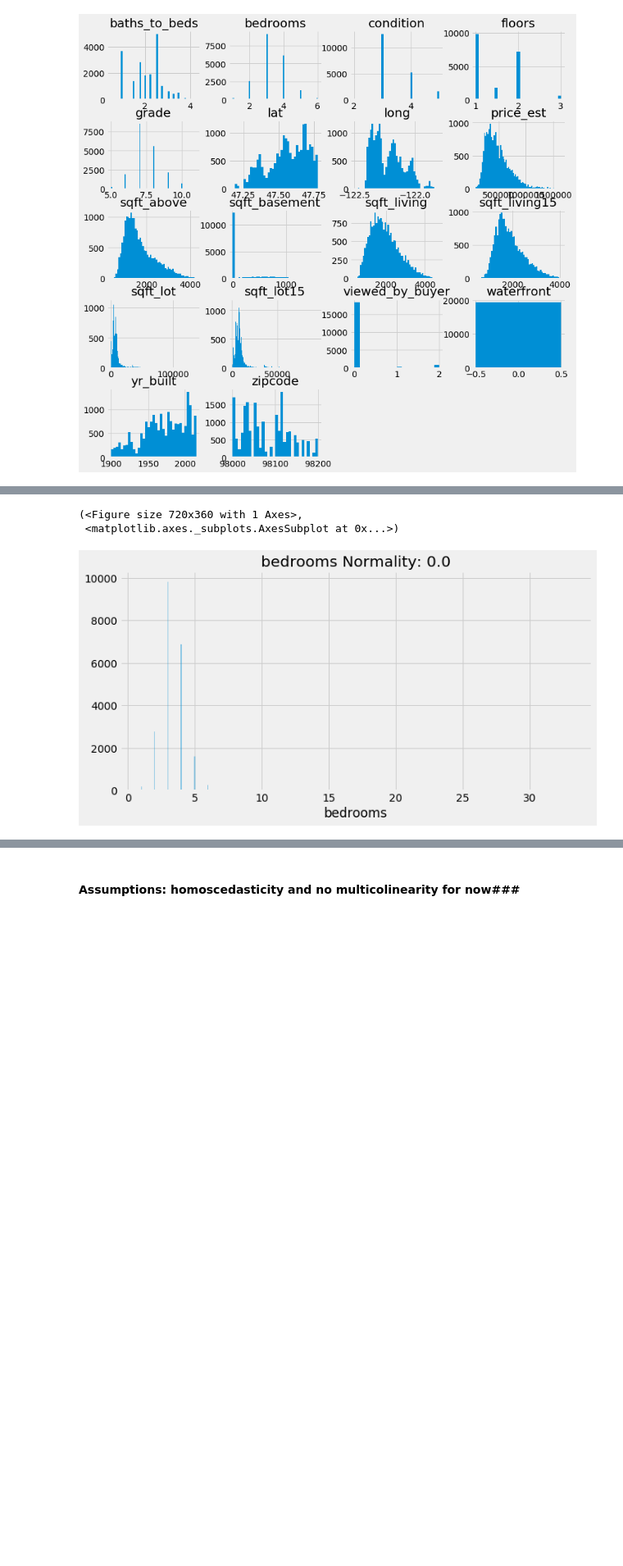
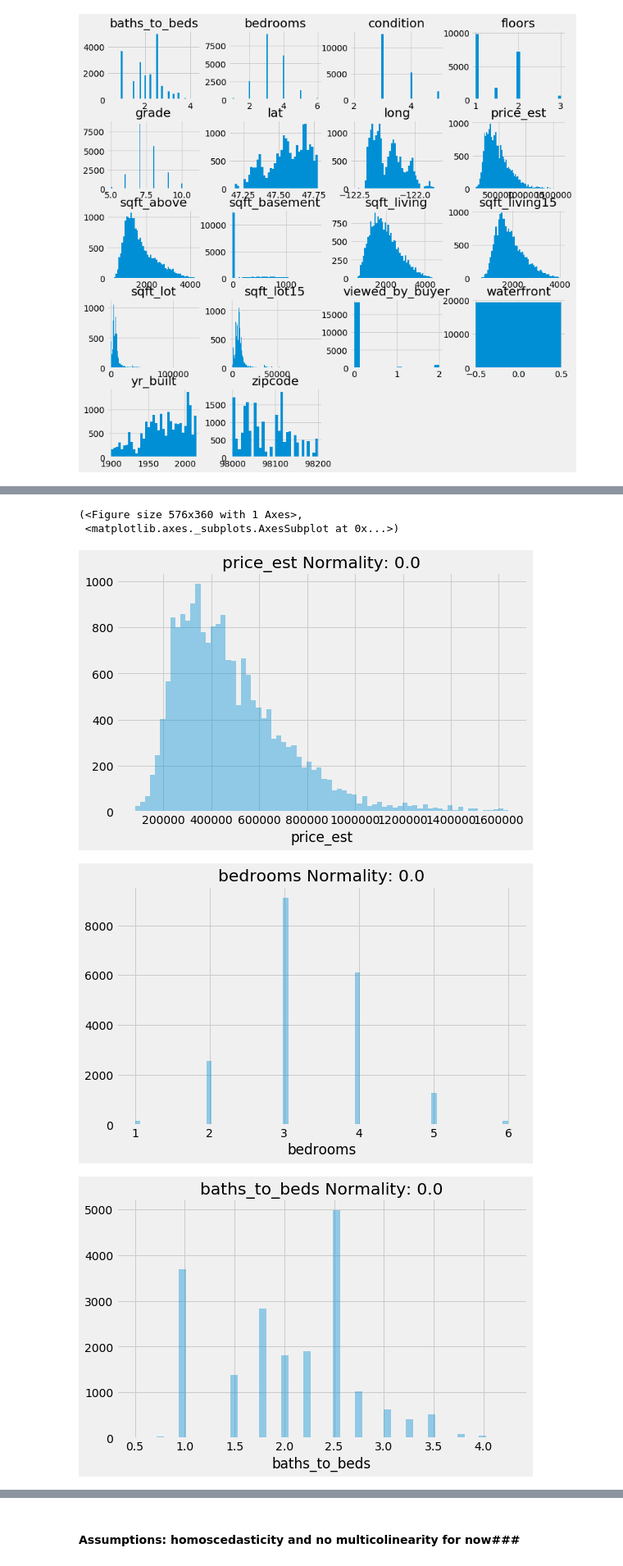
Before and after one commit to israeljls-j/dsc-mod-2-project-v2-1-onl01-dtsc-ft-070620, a Jupyter notebook: student.ipynb, the cells around one changed output, grey strips where cells are left out. Shown at 82% size. Drawn from its saved outputs; the diff is of its cells as text; code cells hidden in the pictures; blank space fills up the shorter version.

```diff
--- a/student.ipynb
+++ b/student.ipynb
@@ -269,3 +280,8 @@ warnings.filterwarnings('ignore')
+# %%
+plt.style.use('fivethirtyeight')
+import warnings
+# warnings.filterwarnings('ignore')
+plt.rcParams['figure.figsize'] = [4,4]
 # %%
 df_columns = df.columns
 df_columns
@@ -394,8 +400,5 @@ Length: 21597, dtype: bool
 # %%
 # create clean X, y of the ds remaining after outliers removes
-# X_clean = X[~df_outliers].copy()
-# y_clean = y[~y_outliers].copy()
 df_clean = df[~all_outliers].copy()
 df_clean.shape
-# ## Check data with plot_data
-# plt.scatter(X_clean,y_clean)
+df = df_clean.copy()
@@ -409,7 +410,3 @@ df_clean.shape
 df_clean.hist(bins='auto', figsize=(12, 12));
 # %% [output]
 [figure]
-# %%
-for item in df_clean.columns:
-    plt.figure()
-    sns.distplot(df_clean[item], kde=False, bins = 'auto')
@@ -430,17 +419,20 @@ for item in df_clean.columns:
 # %%
 # Check against normal distribution - both skew right
 # P-value = 0.0 meaning that it is impossible for the sample to be part of
 #a normal distribution?
-def normal_Xy(df, column):
-    X = df[column]
-    fig, ax = plt.subplots(figsize=(10,5))
-    sns.distplot(X, ax=ax, kde=False, bins = 'auto')
-    ax.set(xlabel= column)
-    stat, p =  stats.normaltest(X)
-    ax.set_title(f"{column} Normality: {round(p, 3)}" )
+def normal_Xy(df, columns):
+    for item in columns:
+        X = df[item]
+        fig, ax = plt.subplots(figsize=(8,5))
+        sns.distplot(X, ax=ax, kde=False, bins = 'auto')
+        ax.set(xlabel= item)
+        stat, p =  stats.normaltest(X)
+        ax.set_title(f"{item} Normality: {round(p, 3)}" )
     return fig, ax
-normal_Xy(df, 'bedrooms')
+normal_Xy(df, df.columns)
 # %% [output]
-(<Figure size 720x360 with 1 Axes>,
+(<Figure size 576x360 with 1 Axes>,
  <matplotlib.axes._subplots.AxesSubplot at 0x...>)
-[figure, old version]
+[figure, new version]
+[figure, added]
+[figure, added]
```
Also changed, not shown: parts of 107 cells of this notebook.
